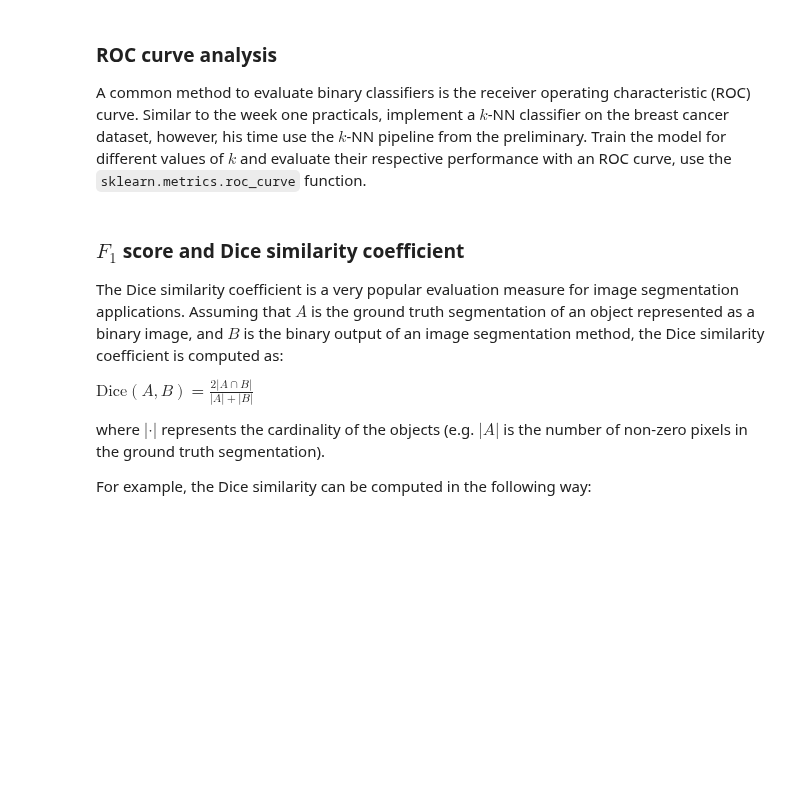
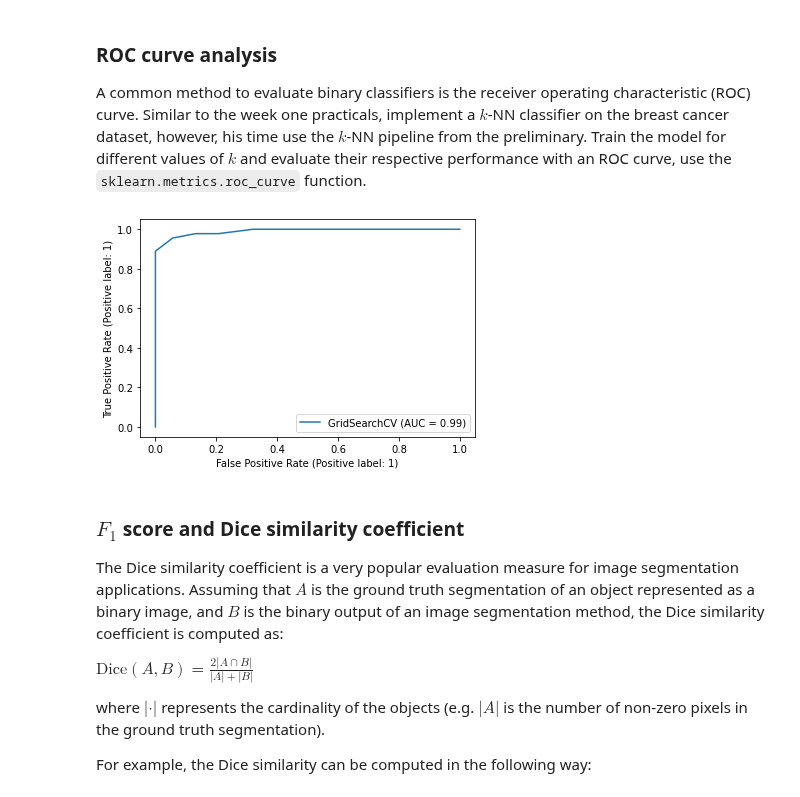
Before and after one commit to VincentV0/8dm50-machine-learning, a Jupyter notebook: practicals/week_2.ipynb, the cells around one changed output. Saved outputs shown, nothing was run; the diff lists cells and outputs as text; code cells hidden in the pictures; blank space fills up the shorter version.

```diff
--- a/practicals/week_2.ipynb
+++ b/practicals/week_2.ipynb
@@ -213,6 +305,35 @@ PolynomialFeatures()
 # %% [markdown]
 ### ROC curve analysis
 A common method to evaluate binary classifiers is the receiver operating characteristic (ROC) curve. Similar to the week one practicals, implement a $k$-NN classifier on the breast cancer dataset, however, his time use the $k$-NN pipeline from the preliminary. Train the model for different values of $k$ and evaluate their respective performance with an ROC curve, use the `sklearn.metrics.roc_curve` function.
+# %%
+from sklearn.neighbors import KNeighborsClassifier
+from sklearn.metrics import roc_curve, roc_auc_score, make_scorer, plot_roc_curve
+from sklearn.model_selection import GridSearchCV
+from sklearn.pipeline import Pipeline
+from sklearn.datasets import load_breast_cancer
+import matplotlib.pyplot as plt
+
+breast_cancer = load_breast_cancer()
+X = breast_cancer.data
+y = breast_cancer.target
+
+X_train, X_test, y_train, y_test = train_test_split(X, y, stratify=y)
+
+# setup gridsearch
+params = {'n_neighbors': (3,5,7,9,11,13), 'weights': ('uniform', 'distance')}
+kNN = KNeighborsClassifier()
+gridsearch = GridSearchCV(kNN, params)#, scoring=roc_auc_score)
+
+# find optimal settings
+gridsearch.fit(X_train, y_train)
+
+# predict targets for test set
+y_pred = gridsearch.predict(X_test)
+
+# calculate tpr and fpr
+plot_roc_curve(gridsearch, X_test, y_test);
+# %% [output]
+[figure, added]
 # %% [markdown]
 ### $F_1$ score and Dice similarity coefficient
 
```
Also changed, not shown: parts of 7 cells of this notebook.
